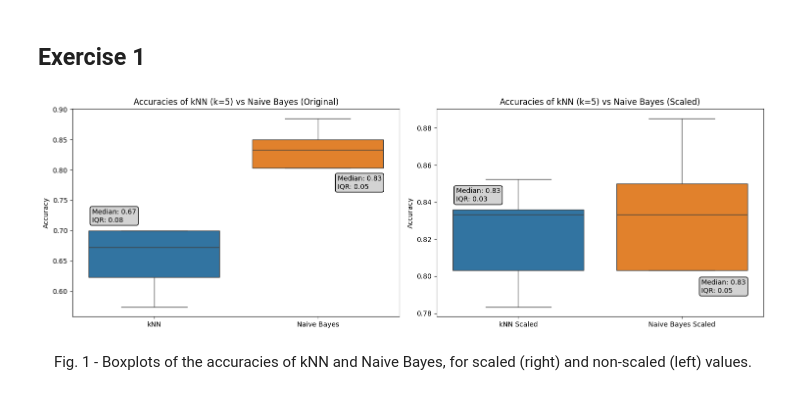
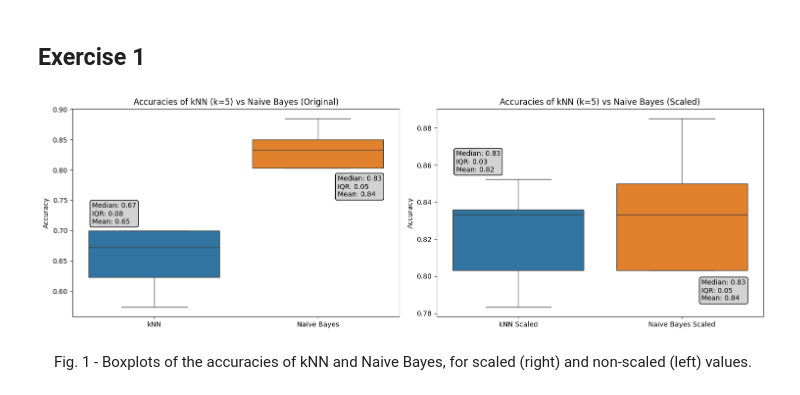
Before and after one commit to guiijose/Machine-Learning, a Jupyter notebook: homeworks/hw2/hw2.ipynb, the cells around one changed output. Saved outputs shown, nothing was run; the diff lists cells and outputs as text; code cells hidden in the pictures.

```diff
--- a/homeworks/hw2/hw2.ipynb
+++ b/homeworks/hw2/hw2.ipynb
@@ -70,52 +71,52 @@ nb_scores_scaled = cross_val_score(nb, X_scaled, y, cv=skf)
 # Side by side subplots
 fig, axes = plt.subplots(1, 2, figsize=(15, 5))
 
-# Função para adicionar a caixa com a mediana e IQR em diferentes posições
+# Function to add textboxes in the plots
 def add_iqr_and_median_box(ax, data, positions):
     for i, scores in enumerate(data):
-        # Calcula os quartis e a mediana
+        # Q1, Q3, median and mean
         Q1 = np.percentile(scores, 25)
         Q3 = np.percentile(scores, 75)
         median = np.median(scores)
         IQR = Q3 - Q1
+        mean = np.mean(scores)
 
-        # Texto a ser exibido na caixa
-        stats_text = f"Median: {median:.2f}\nIQR: {IQR:.2f}"
+        # Text for textbox
+        stats_text = f"Median: {median:.2f}\nIQR: {IQR:.2f}\nMean: {mean:.2f}"
 
-        # Posição individual da caixa de cada gráfico
+        # Box position
         x_position, y_position = positions[i]
 
-        # Adiciona a caixa ao gráfico
+        # Add textbox
         ax.text(x_position, y_position, stats_text, transform=ax.transAxes,
                 fontsize=10, verticalalignment='top', bbox=dict(boxstyle='round,pad=0.3',
                                                                edgecolor='black', facecolor='lightgray'))
-
 
 
 # First Boxplot: original
 sns.boxplot(data=[knn_scores, nb_scores], ax=axes[0])
 axes[0].set_title('Accuracies of kNN (k=5) vs Naive Bayes (Original)')
 axes[0].set_xticks([0, 1])
 axes[0].set_xticklabels(['kNN', 'Naive Bayes'])
 axes[0].set_ylabel('Accuracy')
 
 # Add annotations to the first boxplot (Original)
-add_iqr_and_median_box(axes[0], [knn_scores, nb_scores], positions = [(0.06,0.52), (0.81,0.68)])
+add_iqr_and_median_box(axes[0], [knn_scores, nb_scores], positions = [(0.06,0.55), (0.81,0.68)])
 
 # Second Boxplo: Min-Max scaled
 sns.boxplot(data=[knn_scores_scaled, nb_scores_scaled], ax=axes[1])
 axes[1].set_title('Accuracies of kNN (k=5) vs Naive Bayes (Scaled)')
 axes[1].set_xticks([0, 1])
 axes[1].set_xticklabels(['kNN Scaled', 'Naive Bayes Scaled'])
 axes[1].set_ylabel('Accuracy')
 
 # Add annotations to the second boxplot (Scaled)
-add_iqr_and_median_box(axes[1], [knn_scores_scaled, nb_scores_scaled], positions = [(0.06,0.62), (0.81,0.18)])
+add_iqr_and_median_box(axes[1], [knn_scores_scaled, nb_scores_scaled], positions = [(0.06,0.80), (0.81,0.18)])
 
 plt.tight_layout()
 plt.show()
 # %% [output]
-[figure, old version]
+[figure, new version]
 # %% [markdown]
 <center>
     Fig. 1 - Boxplots of the accuracies of kNN and Naive Bayes, for scaled (right) and non-scaled (left) values.
```
Also changed, not shown: parts of 5 cells of this notebook.
